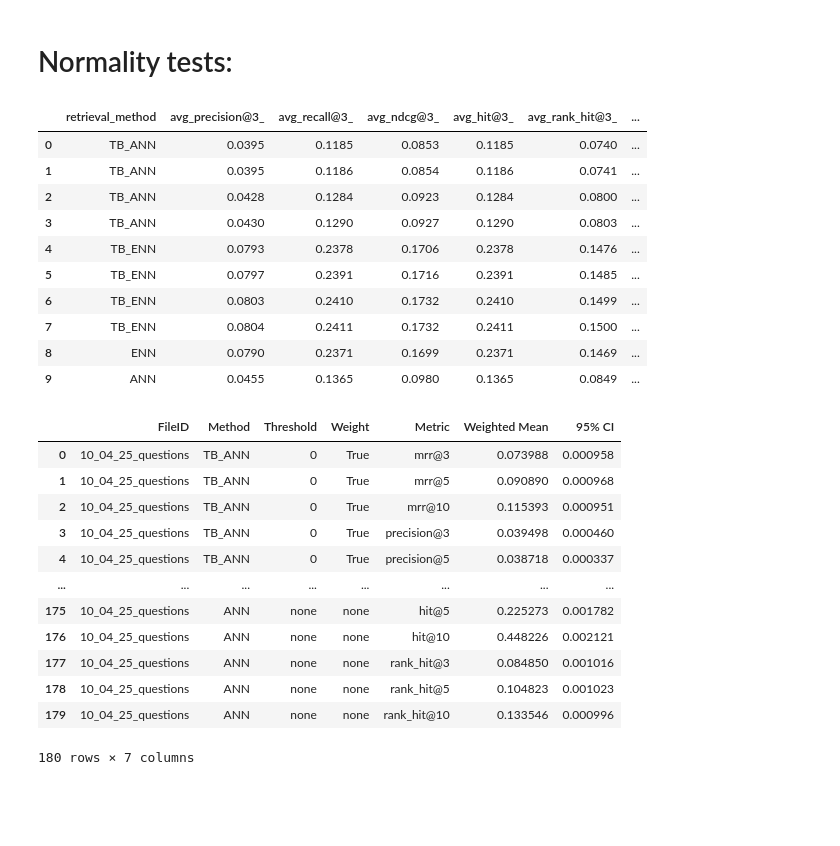
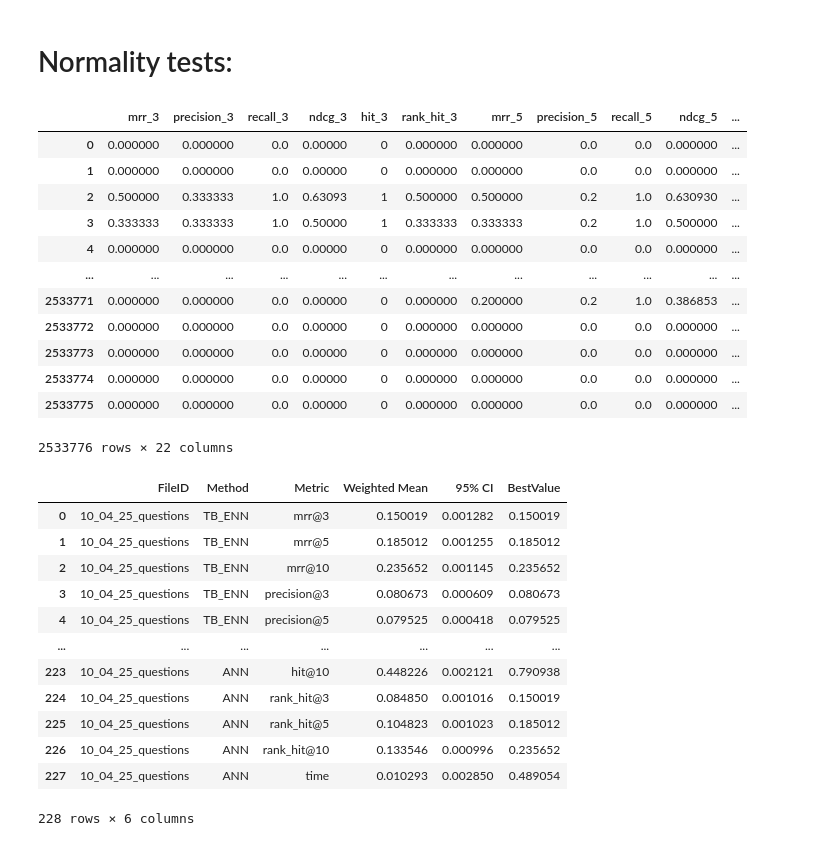
Before and after one commit to AlonsoMad/TFG-LLMs, a Jupyter notebook: notebooks/tests_format.ipynb, the cells around one changed output. Saved outputs shown, nothing was run; the diff lists cells and outputs as text; code cells hidden in the pictures; blank space fills up the shorter version.

```diff
--- a/notebooks/tests_format.ipynb
+++ b/notebooks/tests_format.ipynb
@@ -4,6 +4,6 @@ import os
 import scipy.stats as stats
 import scikit_posthocs as sp
 # %%
-path = '/export/usuarios_ml4ds/ammesa/Data/4_indexed_data/stats_folder'
-df_weighted = pd.read_excel(os.path.join(path, 'metrics_retrieval_CI.xlsx'))
-df_re = pd.read_csv(os.path.join(path, 'metrics_retrieval_def.csv'), delimiter=";")
+path = '/export/usuarios_ml4ds/ammesa/Data/4_indexed_data'
+df_weighted = pd.read_csv(os.path.join(path, 'metrics_conf_ints.csv'))
+df_re = pd.read_parquet(os.path.join(path, 'full_metrics.parquet'))
@@ -49,36 +65,41 @@ def perform_kruskal_wallis( groups):
 # %% [markdown]
 # Normality tests:
 # %%
-df_re = pd.read_excel(os.path.join(path, 'metrics_retrieval_def.xlsx'))
 df_re
 # %% [output]
-|  | retrieval_method | avg_precision@3_ | avg_recall@3_ | avg_ndcg@3_ | avg_hit@3_ | avg_rank_hit@3_ | ... |
-| 0 | TB_ANN | 0.0395 | 0.1185 | 0.0853 | 0.1185 | 0.0740 | ... |
-| 1 | TB_ANN | 0.0395 | 0.1186 | 0.0854 | 0.1186 | 0.0741 | ... |
-| 2 | TB_ANN | 0.0428 | 0.1284 | 0.0923 | 0.1284 | 0.0800 | ... |
-| 3 | TB_ANN | 0.0430 | 0.1290 | 0.0927 | 0.1290 | 0.0803 | ... |
-| 4 | TB_ENN | 0.0793 | 0.2378 | 0.1706 | 0.2378 | 0.1476 | ... |
-| 5 | TB_ENN | 0.0797 | 0.2391 | 0.1716 | 0.2391 | 0.1485 | ... |
-| 6 | TB_ENN | 0.0803 | 0.2410 | 0.1732 | 0.2410 | 0.1499 | ... |
-| 7 | TB_ENN | 0.0804 | 0.2411 | 0.1732 | 0.2411 | 0.1500 | ... |
-| 8 | ENN | 0.0790 | 0.2371 | 0.1699 | 0.2371 | 0.1469 | ... |
-| 9 | ANN | 0.0455 | 0.1365 | 0.0980 | 0.1365 | 0.0849 | ... |
+|  | mrr_3 | precision_3 | recall_3 | ndcg_3 | hit_3 | rank_hit_3 | mrr_5 | precision_5 | recall_5 | ndcg_5 | ... |
+| 0 | 0.000000 | 0.000000 | 0.0 | 0.00000 | 0 | 0.000000 | 0.000000 | 0.0 | 0.0 | 0.000000 | ... |
+| 1 | 0.000000 | 0.000000 | 0.0 | 0.00000 | 0 | 0.000000 | 0.000000 | 0.0 | 0.0 | 0.000000 | ... |
+| 2 | 0.500000 | 0.333333 | 1.0 | 0.63093 | 1 | 0.500000 | 0.500000 | 0.2 | 1.0 | 0.630930 | ... |
+| 3 | 0.333333 | 0.333333 | 1.0 | 0.50000 | 1 | 0.333333 | 0.333333 | 0.2 | 1.0 | 0.500000 | ... |
+| 4 | 0.000000 | 0.000000 | 0.0 | 0.00000 | 0 | 0.000000 | 0.000000 | 0.0 | 0.0 | 0.000000 | ... |
+| ... | ... | ... | ... | ... | ... | ... | ... | ... | ... | ... | ... |
+| 2533771 | 0.000000 | 0.000000 | 0.0 | 0.00000 | 0 | 0.000000 | 0.200000 | 0.2 | 1.0 | 0.386853 | ... |
+| 2533772 | 0.000000 | 0.000000 | 0.0 | 0.00000 | 0 | 0.000000 | 0.000000 | 0.0 | 0.0 | 0.000000 | ... |
+| 2533773 | 0.000000 | 0.000000 | 0.0 | 0.00000 | 0 | 0.000000 | 0.000000 | 0.0 | 0.0 | 0.000000 | ... |
+| 2533774 | 0.000000 | 0.000000 | 0.0 | 0.00000 | 0 | 0.000000 | 0.000000 | 0.0 | 0.0 | 0.000000 | ... |
+| 2533775 | 0.000000 | 0.000000 | 0.0 | 0.00000 | 0 | 0.000000 | 0.000000 | 0.0 | 0.0 | 0.000000 | ... |
+2533776 rows × 22 columns
 # %%
+
+df_weighted["BestValue"] = df_weighted.groupby(["FileID", "Metric"])["Weighted Mean"].transform(
+    lambda x: x.min() if "Time (s)" in x.name else x.max()
+)
 df_weighted
 # %% [output]
-|  | FileID | Method | Threshold | Weight | Metric | Weighted Mean | 95% CI |
-| 0 | 10_04_25_questions | TB_ANN | 0 | True | mrr@3 | 0.073988 | 0.000958 |
-| 1 | 10_04_25_questions | TB_ANN | 0 | True | mrr@5 | 0.090890 | 0.000968 |
-| 2 | 10_04_25_questions | TB_ANN | 0 | True | mrr@10 | 0.115393 | 0.000951 |
-| 3 | 10_04_25_questions | TB_ANN | 0 | True | precision@3 | 0.039498 | 0.000460 |
-| 4 | 10_04_25_questions | TB_ANN | 0 | True | precision@5 | 0.038718 | 0.000337 |
-| ... | ... | ... | ... | ... | ... | ... | ... |
-| 175 | 10_04_25_questions | ANN | none | none | hit@5 | 0.225273 | 0.001782 |
-| 176 | 10_04_25_questions | ANN | none | none | hit@10 | 0.448226 | 0.002121 |
-| 177 | 10_04_25_questions | ANN | none | none | rank_hit@3 | 0.084850 | 0.001016 |
-| 178 | 10_04_25_questions | ANN | none | none | rank_hit@5 | 0.104823 | 0.001023 |
-| 179 | 10_04_25_questions | ANN | none | none | rank_hit@10 | 0.133546 | 0.000996 |
+|  | FileID | Method | Metric | Weighted Mean | 95% CI | BestValue |
+| 0 | 10_04_25_questions | TB_ENN | mrr@3 | 0.150019 | 0.001282 | 0.150019 |
+| 1 | 10_04_25_questions | TB_ENN | mrr@5 | 0.185012 | 0.001255 | 0.185012 |
+| 2 | 10_04_25_questions | TB_ENN | mrr@10 | 0.235652 | 0.001145 | 0.235652 |
+| 3 | 10_04_25_questions | TB_ENN | precision@3 | 0.080673 | 0.000609 | 0.080673 |
+| 4 | 10_04_25_questions | TB_ENN | precision@5 | 0.079525 | 0.000418 | 0.079525 |
+| ... | ... | ... | ... | ... | ... | ... |
+| 223 | 10_04_25_questions | ANN | hit@10 | 0.448226 | 0.002121 | 0.790938 |
+| 224 | 10_04_25_questions | ANN | rank_hit@3 | 0.084850 | 0.001016 | 0.150019 |
+| 225 | 10_04_25_questions | ANN | rank_hit@5 | 0.104823 | 0.001023 | 0.185012 |
+| 226 | 10_04_25_questions | ANN | rank_hit@10 | 0.133546 | 0.000996 | 0.235652 |
+| 227 | 10_04_25_questions | ANN | time | 0.010293 | 0.002850 | 0.489054 |
-180 rows × 7 columns
+228 rows × 6 columns
 # %%
 df_weighted['Method'] = df_weighted['Method'].astype(str) + '_' + df_weighted['Threshold'].astype(str) + '_' + df_weighted['Weight'].astype(str)
 df_weighted = df_weighted.drop(columns=['Threshold','Weight'])
```
Also changed, not shown: parts of 6 cells of this notebook, 18 other files.
